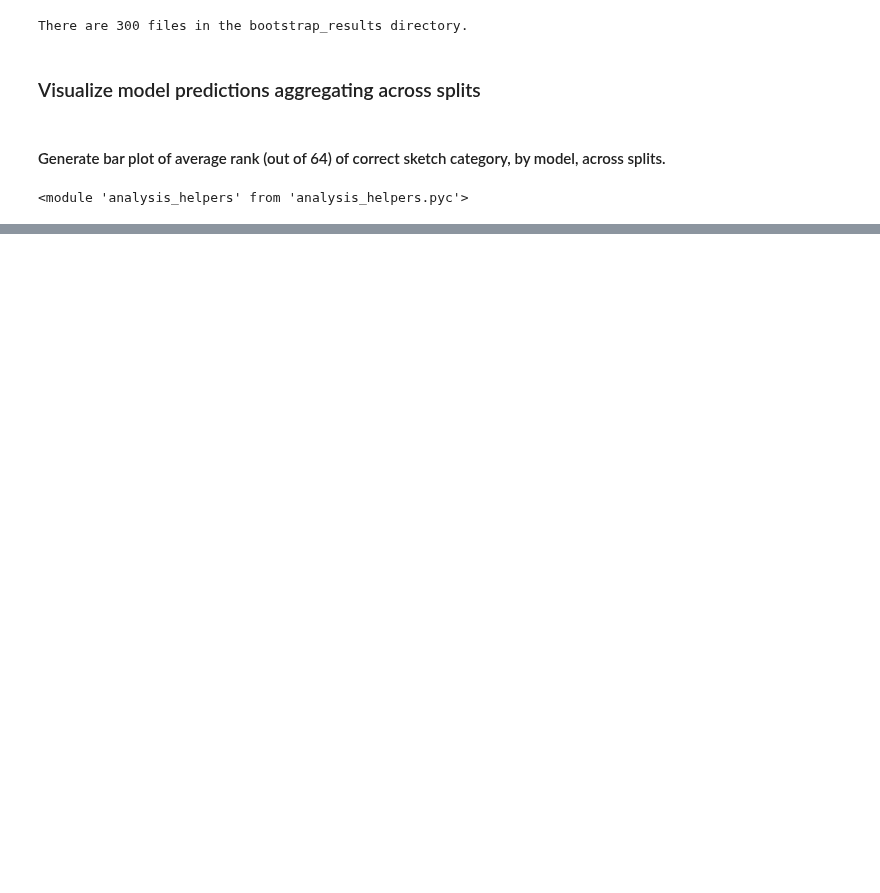
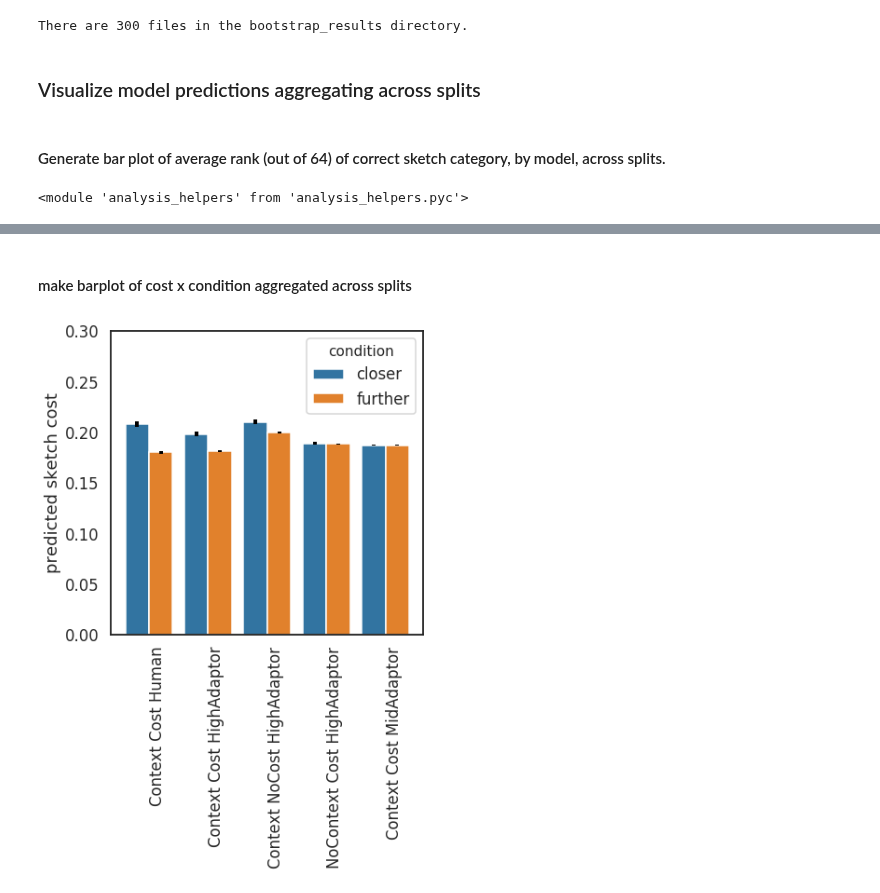
Before and after one commit to judithfan/visual_communication_in_context, a Jupyter notebook: analysis/model_comparison_2.ipynb, the cells around one changed output, grey strips where cells are left out. Cells and saved outputs as stored; diff of their text form; code cells hidden in the pictures; blank space fills up the shorter version.

```diff
--- a/analysis/model_comparison_2.ipynb
+++ b/analysis/model_comparison_2.ipynb
@@ -394,0 +307,24 @@ l = ax.set_xticklabels(xticklabels, rotation = 90, ha="left")
+# %% [markdown]
+#### make barplot of cost x condition aggregated across splits
+# %%
+reload(h)
+## make dataframe
+R = h.generate_aggregated_estimate_dataframe(B,
+                                             condition_list = ['closer','further'],
+                                             model_space=model_space,
+                                             split_types=split_types,
+                                             var_of_interest='cost')
+
+## make plot
+h.plot_cost_by_condition_across_splits(R,
+                                  var_of_interest='cost',
+                                  condition_list = ['closer','further'],
+                                  model_space=model_space,
+                                  split_types=split_types,
+                                  condition='all',
+                                  sns_context='talk',
+                                  figsize=(6,6),
+                                  errbar_multiplier=1.,
+                                  ylabel='predicted sketch cost')
+# %% [output]
+[figure, added]
```
Also changed, not shown: parts of 13 cells of this notebook, 1 other file.
